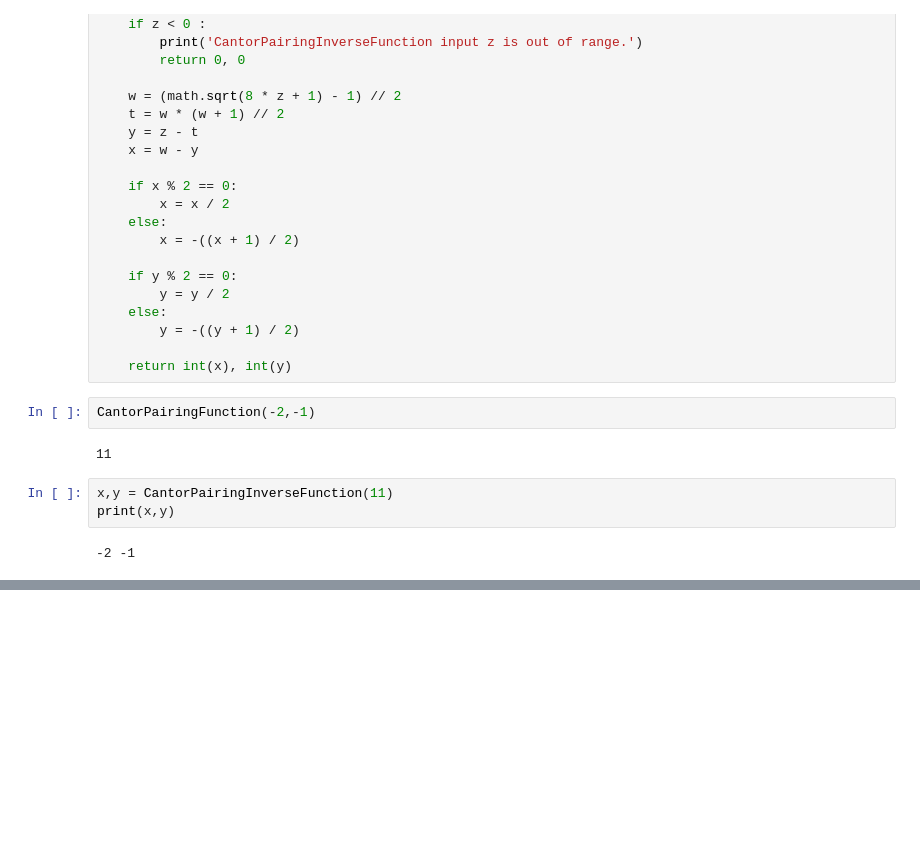
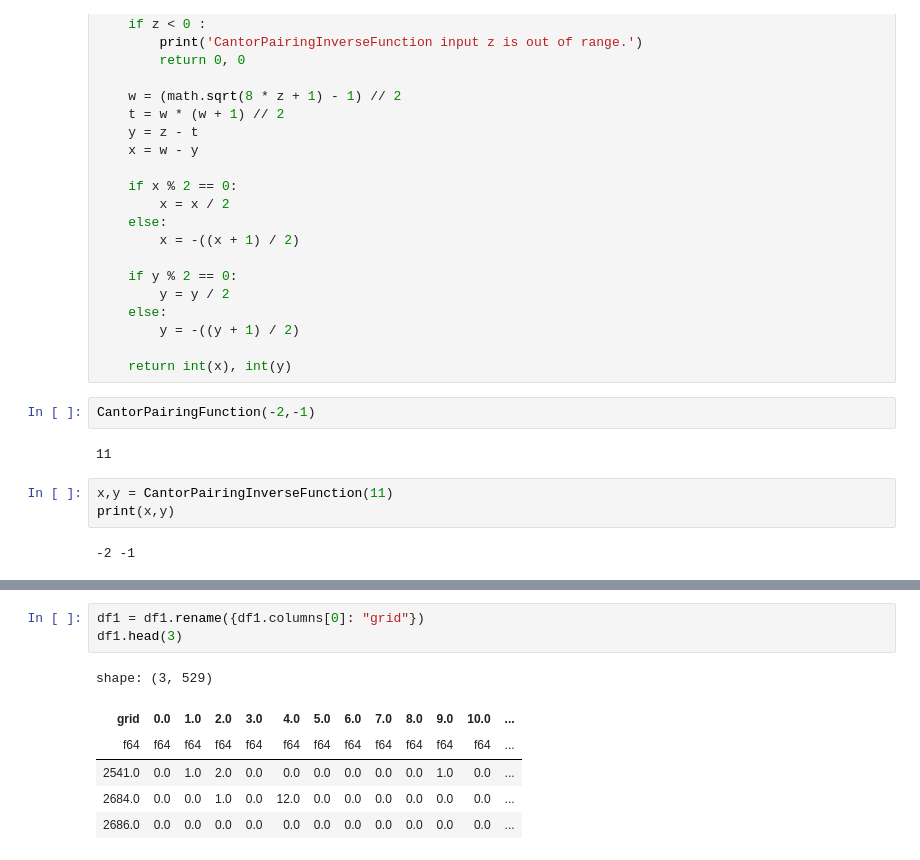
Before and after one commit to youareeverysingleday/GeoFeatureGeneration, a Jupyter notebook: Test.ipynb, the cells around one changed output, grey strips where cells are left out. Drawn from its saved outputs; the diff is of its cells as text; blank space fills up the shorter version.

```diff
--- a/Test.ipynb
+++ b/Test.ipynb
@@ -328,0 +344,10 @@ print(x,y)
+# %%
+df1 = df1.rename({df1.columns[0]: "grid"})
+df1.head(3)
+# %% [output]
+shape: (3, 529)
+| grid | 0.0 | 1.0 | 2.0 | 3.0 | 4.0 | 5.0 | 6.0 | 7.0 | 8.0 | 9.0 | 10.0 | ... |
+| f64 | f64 | f64 | f64 | f64 | f64 | f64 | f64 | f64 | f64 | f64 | f64 | ... |
+| 2541.0 | 0.0 | 1.0 | 2.0 | 0.0 | 0.0 | 0.0 | 0.0 | 0.0 | 0.0 | 1.0 | 0.0 | ... |
+| 2684.0 | 0.0 | 0.0 | 1.0 | 0.0 | 12.0 | 0.0 | 0.0 | 0.0 | 0.0 | 0.0 | 0.0 | ... |
+| 2686.0 | 0.0 | 0.0 | 0.0 | 0.0 | 0.0 | 0.0 | 0.0 | 0.0 | 0.0 | 0.0 | 0.0 | ... |
```
Also changed, not shown: parts of 2 cells of this notebook, 1 other file.
